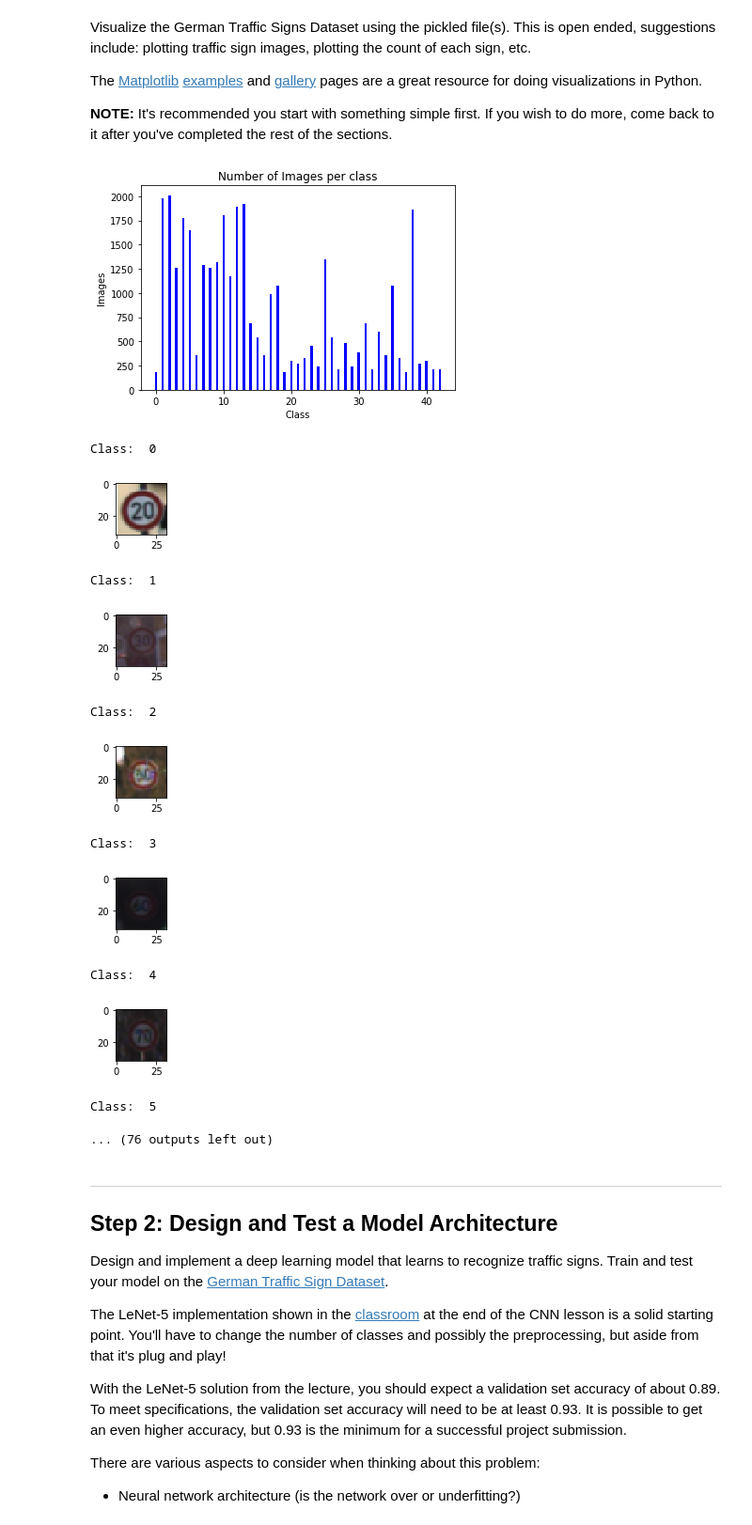
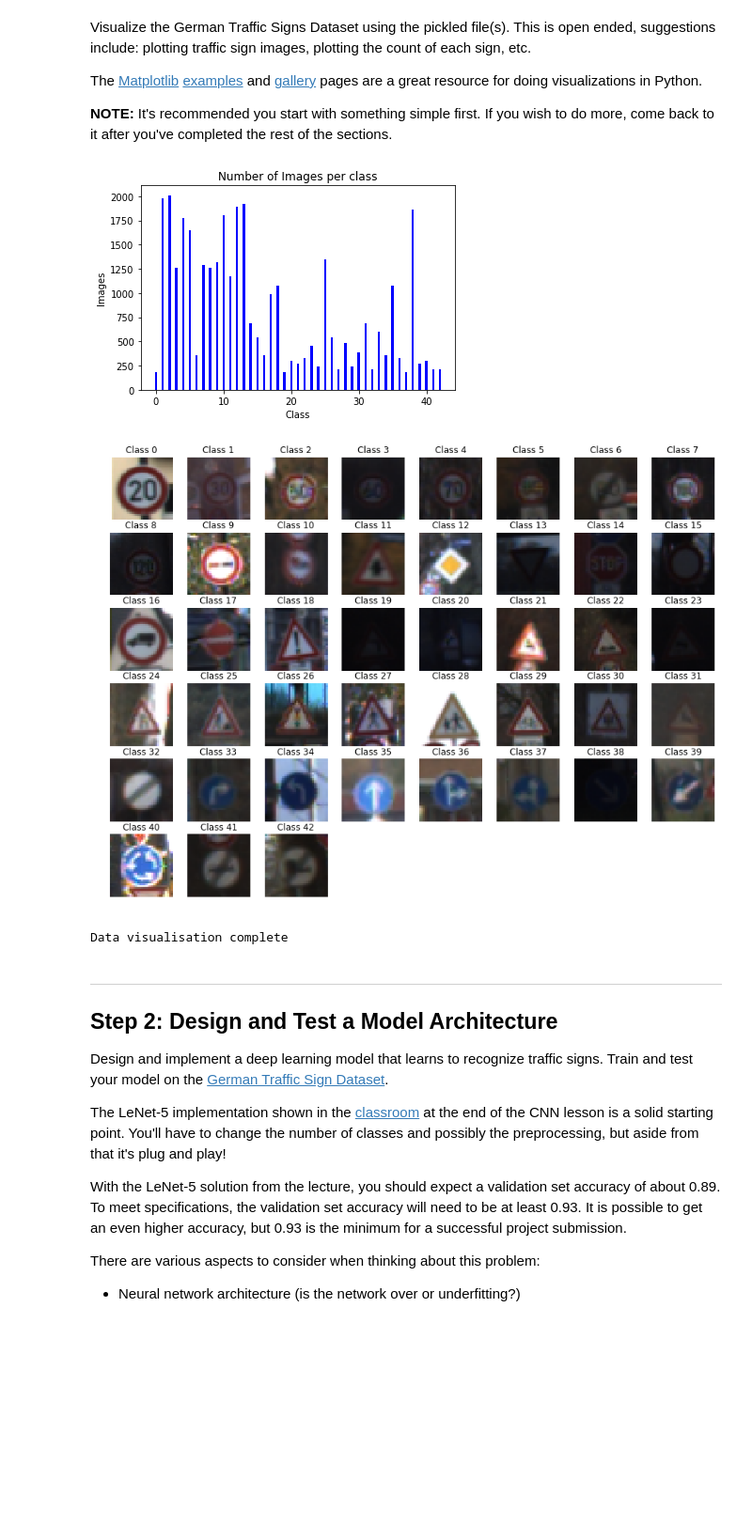
Before and after one commit to kaiulrich/kulrich_CarND-Traffic-Sign-Classifier-Project, a Jupyter notebook: Traffic_Sign_Classifier.ipynb, the cells around one changed output. Shown at 94% size. Drawn from its saved outputs; the diff is of its cells as text; code cells hidden in the pictures; blank space fills up the shorter version.

```diff
--- a/Traffic_Sign_Classifier.ipynb
+++ b/Traffic_Sign_Classifier.ipynb
@@ -93,48 +93,41 @@ The [Matplotlib](http://matplotlib.org/) [examples](http://matplotlib.org/exampl
 import matplotlib.pyplot as plt
 import numpy as np
 import scipy.ndimage
 # Visualizations will be shown in the notebook.
 %matplotlib inline
 
 
 train_features = np.array(train['features'])
 train_labels = np.array(train['labels'])
 
 inputs_per_class = np.bincount(train_labels)
 max_inputs = np.max(inputs_per_class)
 
 mpl_fig = plt.figure()
 ax = mpl_fig.add_subplot(111)
 ax.set_ylabel('Images')
 ax.set_xlabel('Class')
 ax.set_title('Number of Images per class')
 ax.bar(range(len(inputs_per_class)), inputs_per_class, 1/3, color='blue', label='Images per class')
 plt.show()
 
+plt.figure(figsize=(15, 15))
+
 for i in range(n_classes):
     for j in range(len(train_labels)):
         if (i == train_labels[j]):
-            print('Class: ', i)
-            plt.figure(figsize=(1,1))
+            plt.subplot(8, 8, i+1)
+            plt.axis('off')
+            plt.title("Class {0}".format(i))
             plt.imshow(train_features[j])
-            plt.show()
             break
+plt.show()
 
 print('Data visualisation complete')
 # %% [output]
 [figure]
+[figure, new version]
-Class:  0
+Data visualisation complete
-[figure, old version]
-Class:  1
-[figure, removed]
-Class:  2
-[figure, removed]
-Class:  3
-[figure, removed]
-Class:  4
-[figure, removed]
-Class:  5
-... (76 outputs left out)
 # %% [markdown]
 ----
 
```
Also changed, not shown: parts of 7 cells of this notebook.
